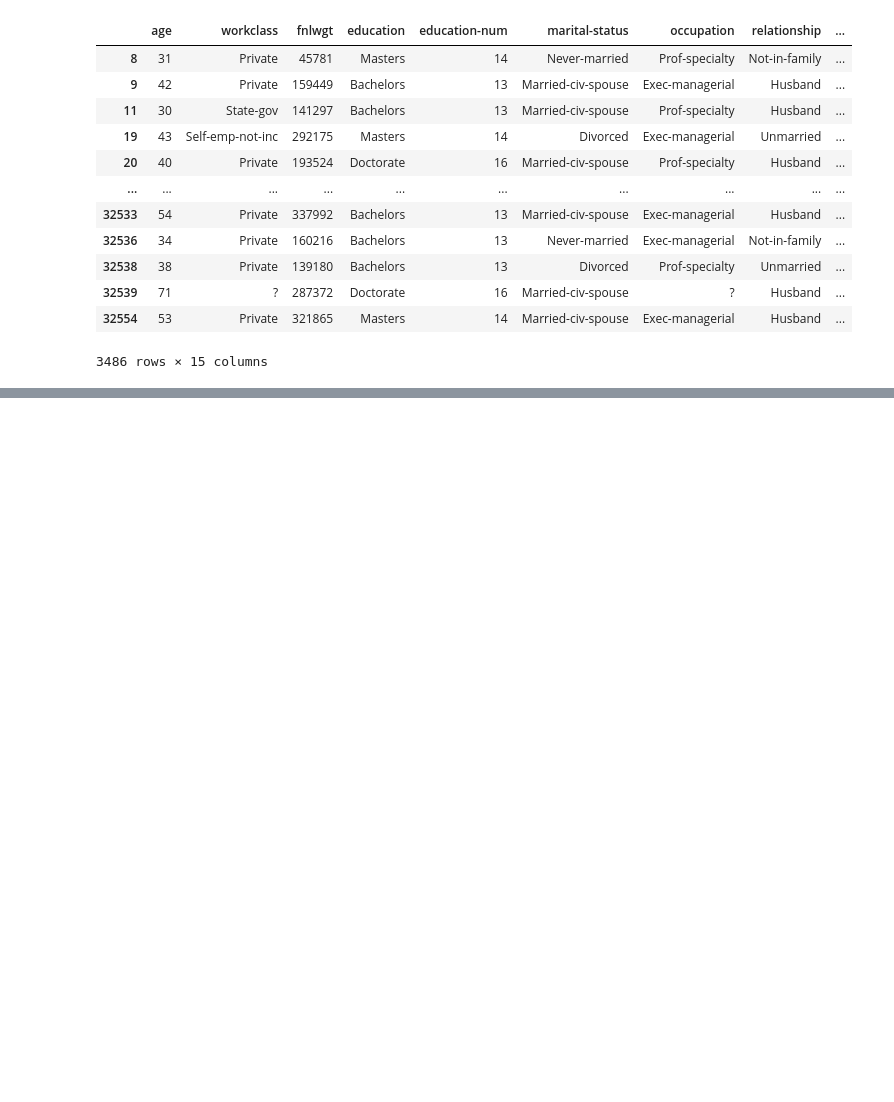
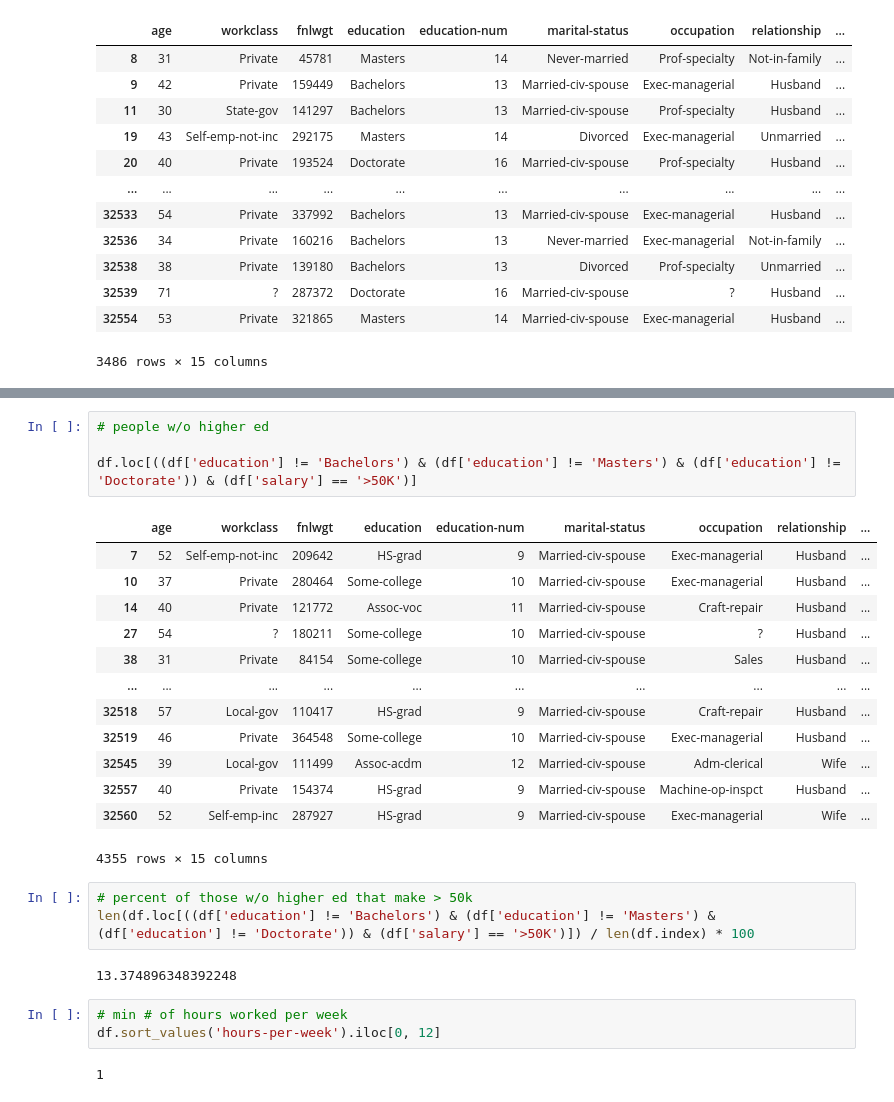
Before and after one commit to jmacdonald2010/demographic-data-analyzer-project-FFCDAP, a Jupyter notebook: sketches.ipynb, the cells around one changed output, grey strips where cells are left out. Drawn from its saved outputs; the diff is of its cells as text; blank space fills up the shorter version.

```diff
--- a/sketches.ipynb
+++ b/sketches.ipynb
@@ -106,0 +118,28 @@ df.loc[((df['education'] == 'Bachelors') | (df['education'] == 'Masters') | (df[
+# %%
+# people w/o higher ed
+
+df.loc[((df['education'] != 'Bachelors') & (df['education'] != 'Masters') & (df['education'] != 'Doctorate')) & (df['salary'] == '>50K')]
+# %% [output]
+|  | age | workclass | fnlwgt | education | education-num | marital-status | occupation | relationship | ... |
+| 7 | 52 | Self-emp-not-inc | 209642 | HS-grad | 9 | Married-civ-spouse | Exec-managerial | Husband | ... |
+| 10 | 37 | Private | 280464 | Some-college | 10 | Married-civ-spouse | Exec-managerial | Husband | ... |
+| 14 | 40 | Private | 121772 | Assoc-voc | 11 | Married-civ-spouse | Craft-repair | Husband | ... |
+| 27 | 54 | ? | 180211 | Some-college | 10 | Married-civ-spouse | ? | Husband | ... |
+| 38 | 31 | Private | 84154 | Some-college | 10 | Married-civ-spouse | Sales | Husband | ... |
+| ... | ... | ... | ... | ... | ... | ... | ... | ... | ... |
+| 32518 | 57 | Local-gov | 110417 | HS-grad | 9 | Married-civ-spouse | Craft-repair | Husband | ... |
+| 32519 | 46 | Private | 364548 | Some-college | 10 | Married-civ-spouse | Exec-managerial | Husband | ... |
+| 32545 | 39 | Local-gov | 111499 | Assoc-acdm | 12 | Married-civ-spouse | Adm-clerical | Wife | ... |
+| 32557 | 40 | Private | 154374 | HS-grad | 9 | Married-civ-spouse | Machine-op-inspct | Husband | ... |
+| 32560 | 52 | Self-emp-inc | 287927 | HS-grad | 9 | Married-civ-spouse | Exec-managerial | Wife | ... |
+4355 rows × 15 columns
+# %%
+# percent of those w/o higher ed that make > 50k
+len(df.loc[((df['education'] != 'Bachelors') & (df['education'] != 'Masters') & (df['education'] != 'Doctorate')) & (df['salary'] == '>50K')]) / len(df.index) * 100
+# %% [output]
+13.374896348392248
+# %%
+# min # of hours worked per week
+df.sort_values('hours-per-week').iloc[0, 12]
+# %% [output]
+1
```
Also changed, not shown: parts of 10 cells of this notebook, 3 other files.
